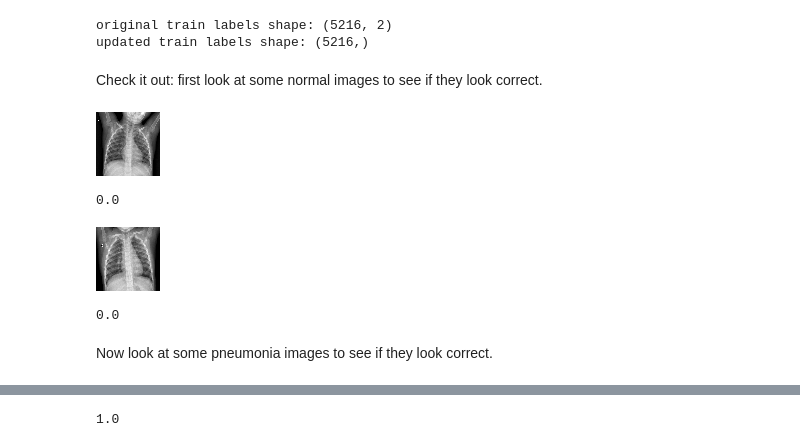
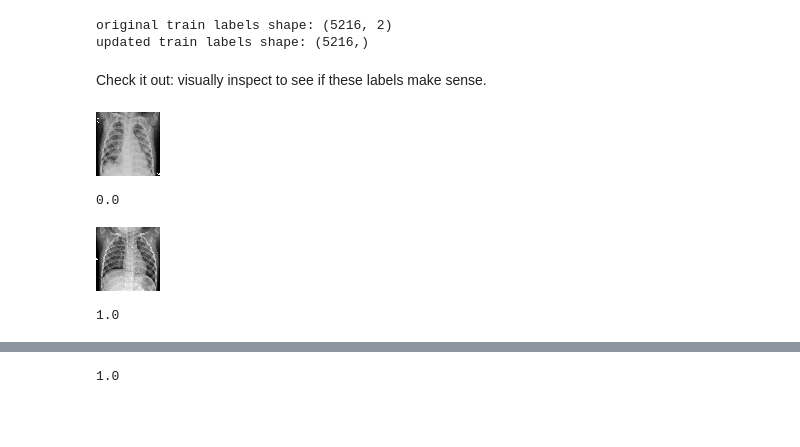
Before and after one commit to kmcneil901/Chest-X-Rays-Pneumonia-CNN, a Jupyter notebook: Working Copy.ipynb, the cells around one changed output, grey strips where cells are left out. Saved outputs shown, nothing was run; the diff lists cells and outputs as text; code cells hidden in the pictures; blank space fills up the shorter version.

```diff
--- a/Working Copy.ipynb
+++ b/Working Copy.ipynb
@@ -208,26 +214,26 @@ print(f"updated train labels shape: {train_labels_final.shape}")
 # %% [output]
 original train labels shape: (5216, 2)
 updated train labels shape: (5216,)
-# %% [markdown]
-Check it out: first look at some normal images to see if they look correct.
+# %% [markdown]
+Check it out: visually inspect to see if these labels make sense.
 # %%
-array_to_img(train_images[240])
+array_to_img(train_images[241])
 # %% [output]
-[figure, old version]
+[figure, new version]
-# %%
-train_labels_final[240]
-# %% [output]
-0.0
+# %%
+# class 0: this is "normal"
+train_labels_final[241]
+# %% [output]
+0.0
 # %%
-array_to_img(train_images[390])
+array_to_img(train_images[461])
 # %% [output]
-[figure, old version]
+[figure, new version]
-# %%
-train_labels_final[390]
-# %% [output]
-0.0
-# %% [markdown]
-Now look at some pneumonia images to see if they look correct.
+# %%
+# class 1: this is "pneumonia"
+train_labels_final[461]
+# %% [output]
+1.0
 # %%
 array_to_img(train_images[11])
 # %% [output]
```
Also changed, not shown: parts of 91 cells of this notebook.
